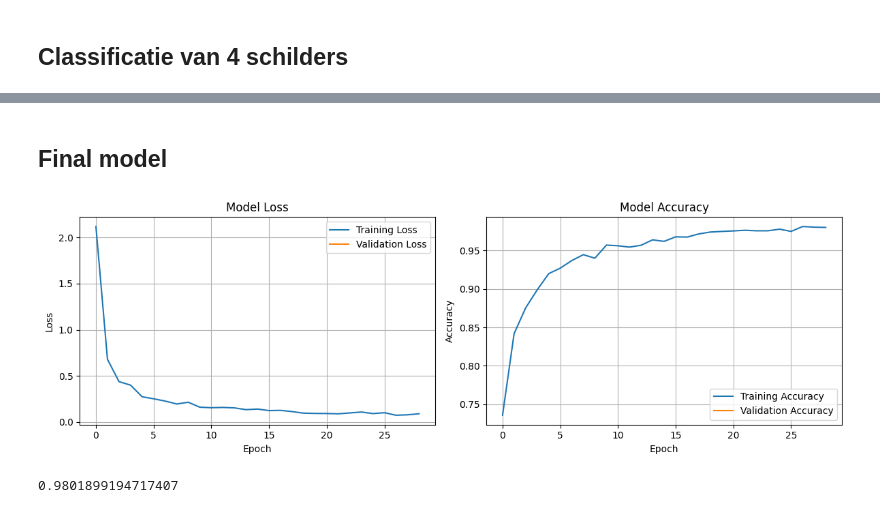
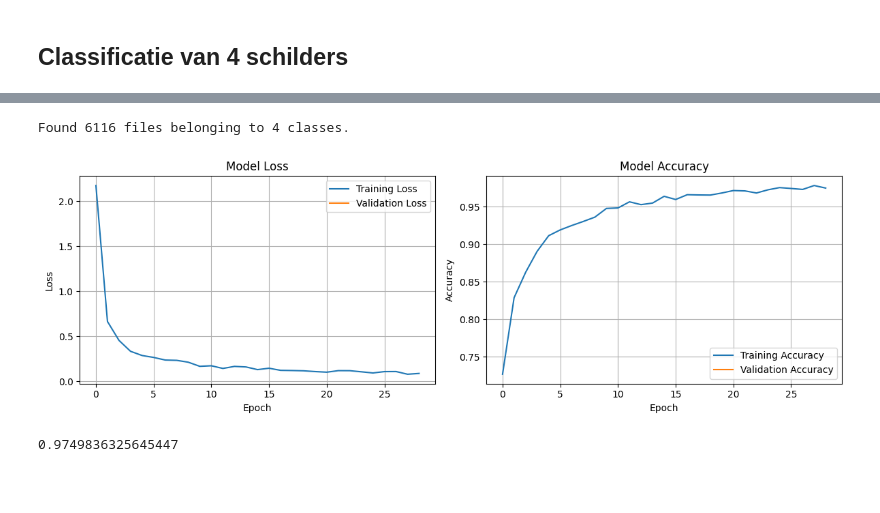
Before and after one commit to Tim-Mortier/Schilderijen-Classificatie, a Jupyter notebook: 6_Model_Training.ipynb, the cells around one changed output, grey strips where cells are left out. Drawn from its saved outputs; the diff is of its cells as text; code cells hidden in the pictures; blank space fills up the shorter version.

Commit message:
Kaggle Notebook | notebook2d89b985de | Version 7

```diff
--- a/6_Model_Training.ipynb
+++ b/6_Model_Training.ipynb
@@ -811,5 +809,3 @@ Found 600 files belonging to 3 classes.
-# %% [markdown]
-## Final model
 # %%
 def get_metrics(model, test, history, painters):
     test_loss, test_accuracy, test_precision, test_recall = model.evaluate(test, verbose=0)
@@ -823,36 +819,57 @@ def get_metrics(model, test, history, painters):
         "recall": test_recall,
     }
     return result
+# %%
+painters = ["Mondriaan", "Rembrandt", "Rubens", "Picasso"]
+base_dir = "/kaggle/input/schilderijen-datasets/complete_oversampled_dataset"
+
+combinet_dataset = image_dataset_from_directory(
+        f'{base_dir}',
+        labels='inferred',
+        label_mode='int',
+        class_names=painters,
+        image_size=(width, height),
+        batch_size=16,
+        interpolation=interpolation)
+combinet_dataset = one_hot_encode_labels(combinet_dataset, 4)
+# %% [output]
+Found 6116 files belonging to 4 classes.
 # %%
-base_dir = "/kaggle/input/schilderijen-datasets/oversampled_dataset"
+base_dir = "/kaggle/input/schilderijen-datasets/complete_oversampled_dataset"
 painters = ["Mondriaan", "Rembrandt", "Rubens", "Picasso"]
 
-train, val, test = load_dataset(base_dir, painters, width, height, interpolation=interpolation)
-combinet_dataset = train.concatenate(val).concatenate(test)
-combinet_dataset = one_hot_encode_labels(combinet_dataset, 4)
+combined_dataset = image_dataset_from_directory(
+        f'{base_dir}',
+        labels='inferred',
+        label_mode='int',
+        class_names=painters,
+        image_size=(width, height),
+        batch_size=16,
+        interpolation=interpolation)
+combined_dataset = one_hot_encode_labels(combined_dataset, 4)
 
 input_shape = (width, height, 3)
 callbacks = [keras.callbacks.ModelCheckpoint(filepath="final_model.keras", save_best_only=True, monitor="val_loss"), DynamicMetricsPlotCallback()]
 
 conv_base = keras.applications.xception.Xception(weights="imagenet",include_top=False)
 conv_base.trainable = True
 for layer in conv_base.layers[:-8]:
     layer.trainable = False
 
 
 inputs = keras.Input(shape=input_shape)
 x = data_augmentation(inputs)
 x = keras.applications.xception.preprocess_input(x)
 x = conv_base(x)
 x = layers.Flatten()(x)
 x = layers.Dense(256)(x)
 x = layers.Dropout(0.5)(x)
 outputs = layers.Dense(4, activation="softmax")(x)
 model = keras.Model(inputs, outputs)
 
 model.compile(loss="categorical_crossentropy",optimizer="rmsprop",metrics=["accuracy", keras.metrics.Precision(), keras.metrics.Recall()])
-history = model.fit(combinet_dataset,epochs=29,callbacks=callbacks, verbose=0)
+history = model.fit(combined_dataset,epochs=29,callbacks=callbacks, verbose=0)
 print(history.history['accuracy'][-1])
 # %% [output]
-[figure, old version]
+[figure, new version]
-0.9801899194717407
+0.9749836325645447
```
Also changed, not shown: parts of 38 cells of this notebook.
